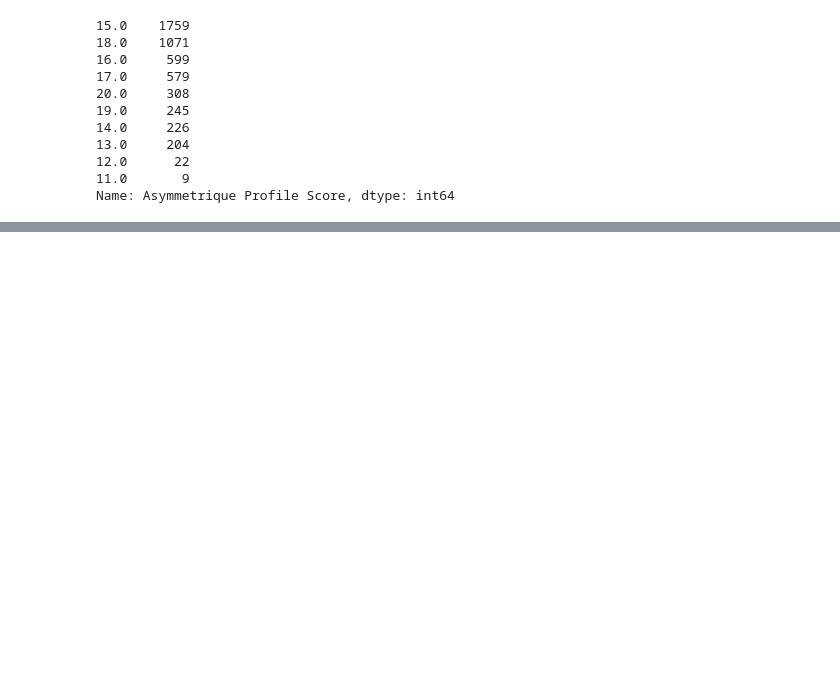
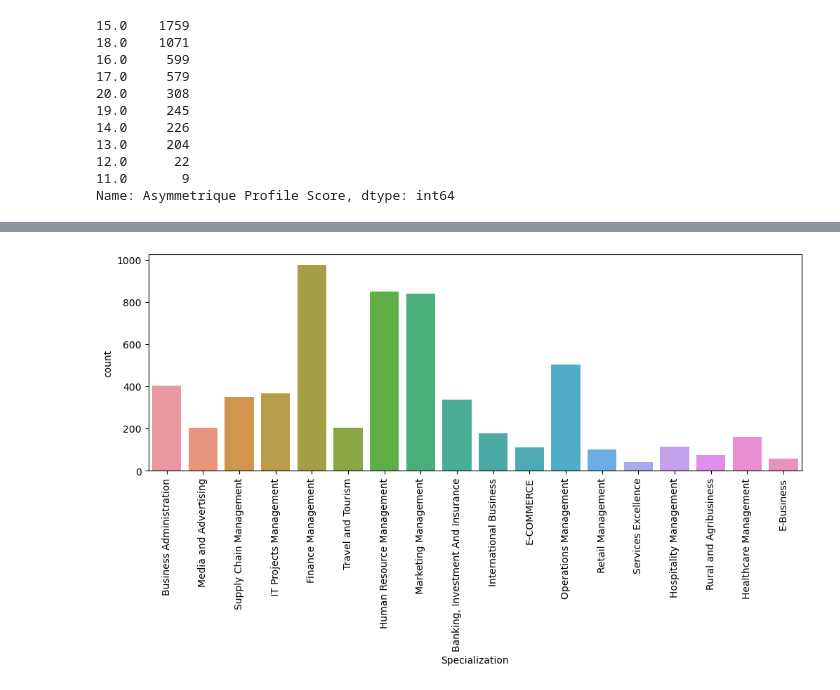
Before and after one commit to sanjeeta99/Lead_Score, a Jupyter notebook: Lead_score.ipynb, the cells around one changed output, grey strips where cells are left out. Cells and saved outputs as stored; diff of their text form; code cells hidden in the pictures; blank space fills up the shorter version.

```diff
--- a/Lead_score.ipynb
+++ b/Lead_score.ipynb
@@ -117,0 +225,9 @@ Lead_data.head()
+# %%
+# 2- Specialization with 37% missing values
+
+plt.figure(figsize=(12,4))
+sns.countplot(Lead_data['Specialization'])
+plt.xticks(rotation=90)
+plt.show()
+# %% [output]
+[figure, added]
```
Also changed, not shown: parts of 29 cells of this notebook.
